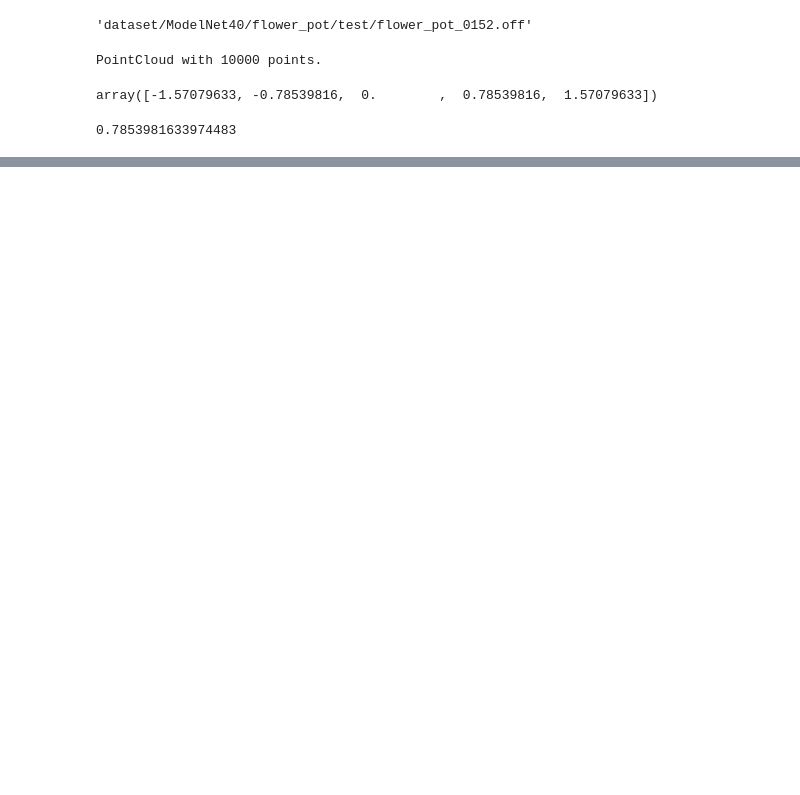
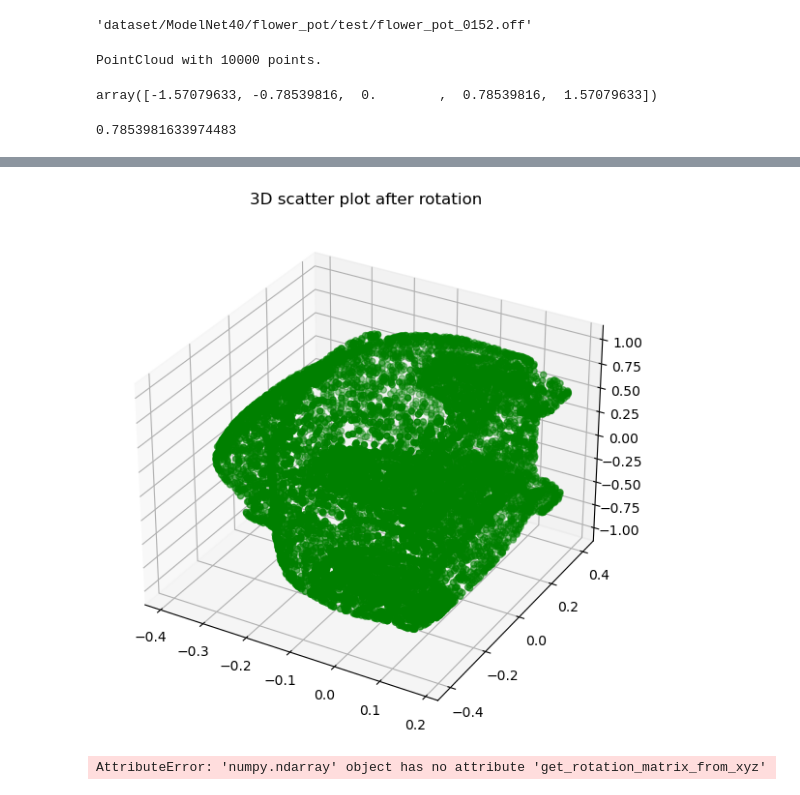
Before and after one commit to NicolaZomer/3D-Object-Classification, a Jupyter notebook: try_aug.ipynb, the cells around one changed output, grey strips where cells are left out. Drawn from its saved outputs; the diff is of its cells as text; code cells hidden in the pictures; blank space fills up the shorter version.

```diff
--- a/try_aug.ipynb
+++ b/try_aug.ipynb
@@ -55,0 +128,12 @@ o3d.visualization.draw_geometries([augmented])
+# %%
+def Rz(theta):
+  return np.matrix([[ np.cos(theta), -np.sin(theta), 0 ],
+                   [ np.sin(theta), np.cos(theta) , 0 ],
+                   [ 0           , 0            , 1 ]])
+# %%
+#rotation 3d around z axis
+angle_list = np.arange(-np.pi/2, np.pi/2 +  np.pi/4, np.pi/4)
+
+angle = np.random.choice(angle_list)
+
+x_rot = x.dot(Rz(angle))
@@ -55,0 +144,15 @@ o3d.visualization.draw_geometries([augmented])
+# %%
+fig = plt.figure(figsize = (10, 7))
+ax = plt.axes(projection ="3d")
+
+ax.scatter3D(x_rot[:,0], x_rot[:,1], x_rot[:,2], color = "green")
+plt.title("3D scatter plot after rotation")
+
+plt.show()
+# %% [output]
+[figure, added]
+# %%
+R = x.get_rotation_matrix_from_xyz((0, 0, np.pi/2))
+x = x.rotate(R, center=(0,0,0))
+# %% [output]
+AttributeError: 'numpy.ndarray' object has no attribute 'get_rotation_matrix_from_xyz'
```
Also changed, not shown: parts of 13 cells of this notebook, 5 other files.
